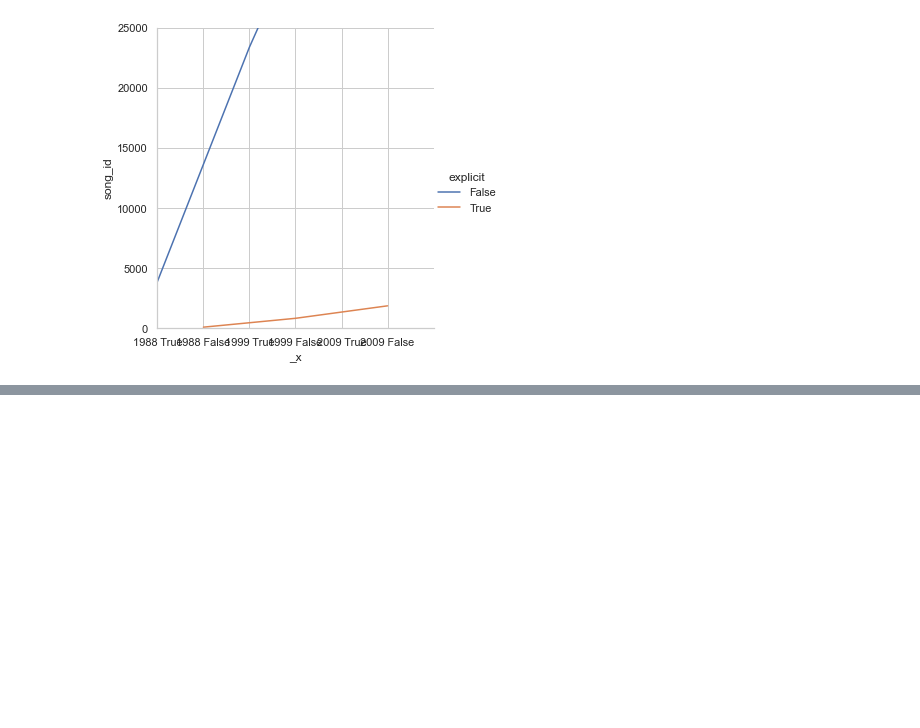
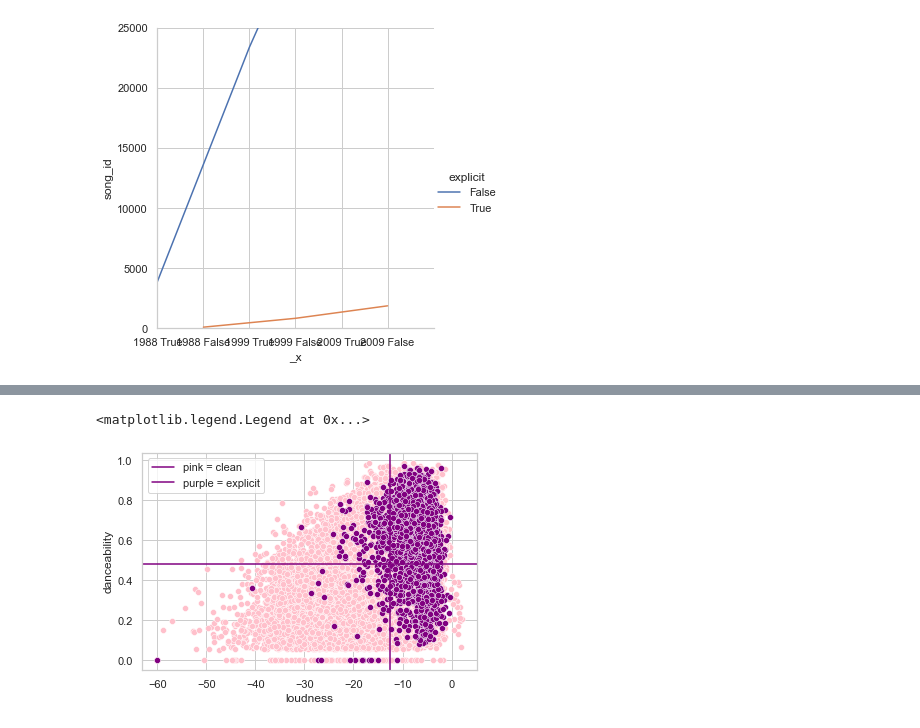
Before and after one commit to cchloet/SpotifyDatabase, a Jupyter notebook: spotify_graph.ipynb, the cells around one changed output, grey strips where cells are left out. Cells and saved outputs as stored; diff of their text form; code cells hidden in the pictures; blank space fills up the shorter version.

Commit message:
Added graphs showing attribute relationships

```diff
--- a/spotify_graph.ipynb
+++ b/spotify_graph.ipynb
@@ -77,0 +76,3 @@ sns.
+# %%
+attributes = pd.read_sql_table('attributes', engine)
+attributes
@@ -77,0 +93,23 @@ sns.
+# %%
+explicit_ = attributes[attributes['explicit']== True]
+not_explicit = attributes[attributes['explicit']== False]
+
+explicit_loudness = explicit_['loudness']
+not_loud = not_explicit['loudness']
+explicit_danceability = explicit_['danceability']
+implicit_danceabilty = not_explicit['danceability']
+
+
+average_loudness = attributes['loudness'].mean()
+average_danceability = attributes['danceability'].mean()
+
+
+plt.axhline(average_danceability, color = 'purple', label = 'average danceability')
+plt.axvline(average_loudness, color = 'purple')
+#colors = ['red' if point > average_danceability else 'blue' for point in attributes['danceability'] ]
+sns.scatterplot(data= not_explicit, x='loudness', y='danceability', color= 'pink')
+sns.scatterplot(data= explicit_, x='loudness', y='danceability', color= 'purple')
+plt.legend(['pink = clean', 'purple = explicit'])
+# %% [output]
+<matplotlib.legend.Legend at 0x...>
+[figure, added]
```
Also changed, not shown: parts of 5 cells of this notebook.
